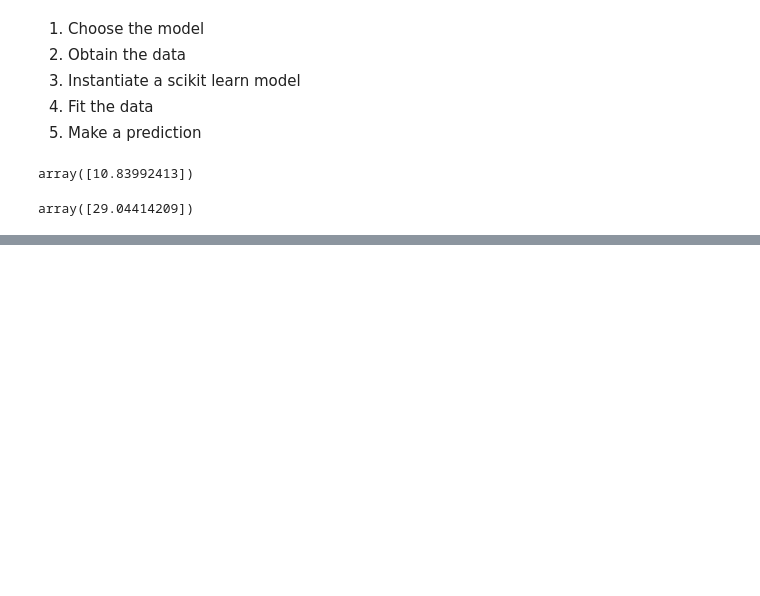
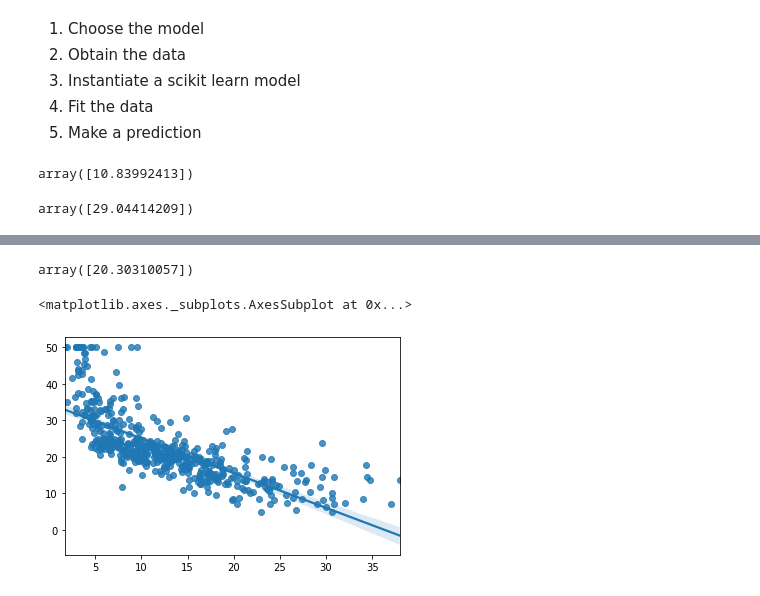
Before and after one commit to brian-mcclune-nnl/machine-learning, a Jupyter notebook: boston-housing.ipynb, the cells around one changed output, grey strips where cells are left out. Drawn from its saved outputs; the diff is of its cells as text; code cells hidden in the pictures; blank space fills up the shorter version.

```diff
--- a/boston-housing.ipynb
+++ b/boston-housing.ipynb
@@ -157,0 +172,13 @@ array([29.04414209])
+# %%
+model = LinearRegression()
+X = df.LSTAT.values.reshape(-1, 1)
+y = df.MEDV.values
+model.fit(X, y)
+model.predict(np.array([15]).reshape(-1, 1))
+# %% [output]
+array([20.30310057])
+# %%
+sns.regplot(X, y)
+# %% [output]
+<matplotlib.axes._subplots.AxesSubplot at 0x...>
+[figure, added]
```
Also changed, not shown: parts of 1 cell of this notebook.
